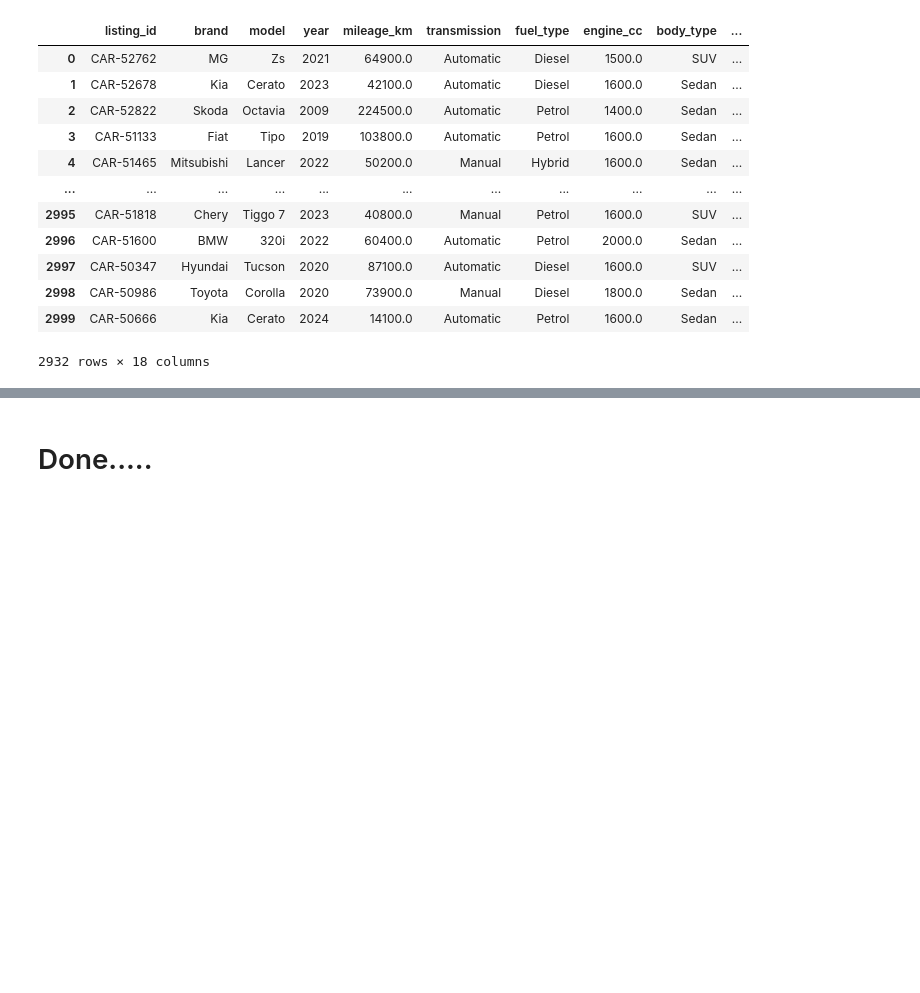
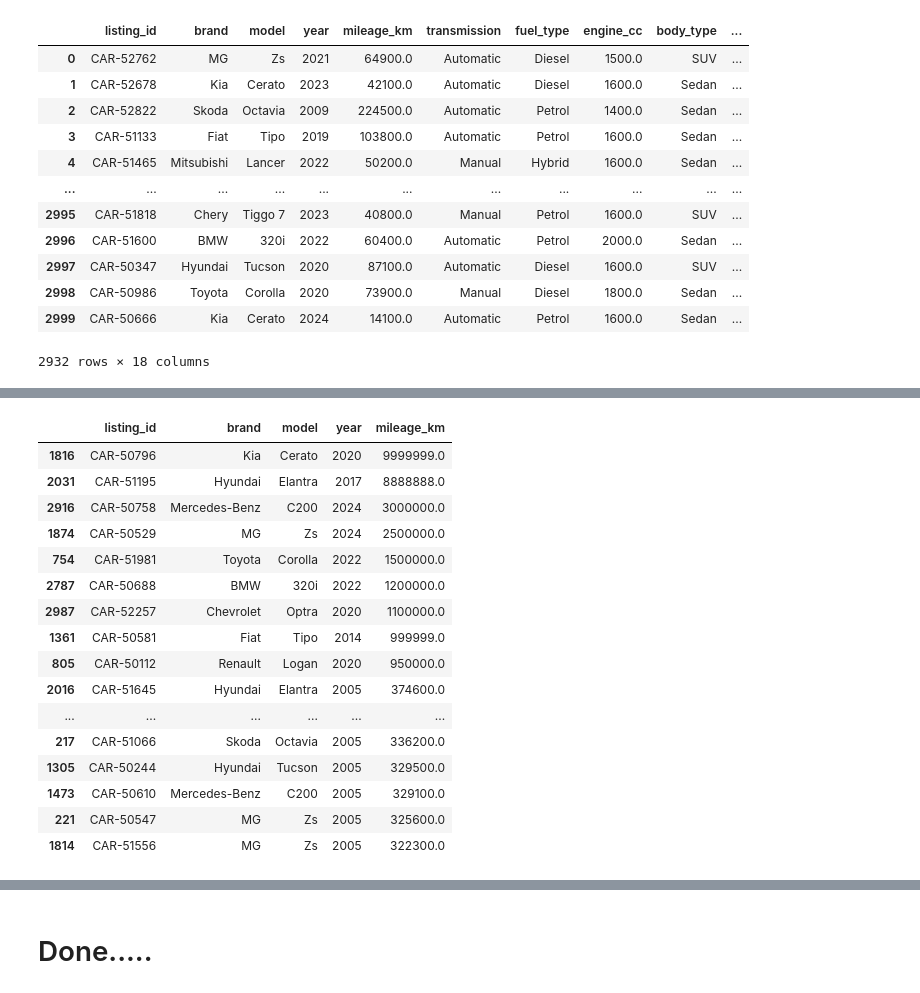
Before and after one commit to SaraElbably-2024/used_car_market_EDA, a Jupyter notebook: datacleaning.ipynb, the cells around one changed output, grey strips where cells are left out. Cells and saved outputs as stored; diff of their text form; code cells hidden in the pictures; blank space fills up the shorter version.

```diff
--- a/datacleaning.ipynb
+++ b/datacleaning.ipynb
@@ -602,0 +759,22 @@ df
+# %%
+df.nlargest(20, "mileage_km")[
+    ["listing_id", "brand", "model", "year", "mileage_km"]
+]
+# %% [output]
+|  | listing_id | brand | model | year | mileage_km |
+| 1816 | CAR-50796 | Kia | Cerato | 2020 | 9999999.0 |
+| 2031 | CAR-51195 | Hyundai | Elantra | 2017 | 8888888.0 |
+| 2916 | CAR-50758 | Mercedes-Benz | C200 | 2024 | 3000000.0 |
+| 1874 | CAR-50529 | MG | Zs | 2024 | 2500000.0 |
+| 754 | CAR-51981 | Toyota | Corolla | 2022 | 1500000.0 |
+| 2787 | CAR-50688 | BMW | 320i | 2022 | 1200000.0 |
+| 2987 | CAR-52257 | Chevrolet | Optra | 2020 | 1100000.0 |
+| 1361 | CAR-50581 | Fiat | Tipo | 2014 | 999999.0 |
+| 805 | CAR-50112 | Renault | Logan | 2020 | 950000.0 |
+| 2016 | CAR-51645 | Hyundai | Elantra | 2005 | 374600.0 |
+| ... | ... | ... | ... | ... | ... |
+| 217 | CAR-51066 | Skoda | Octavia | 2005 | 336200.0 |
+| 1305 | CAR-50244 | Hyundai | Tucson | 2005 | 329500.0 |
+| 1473 | CAR-50610 | Mercedes-Benz | C200 | 2005 | 329100.0 |
+| 221 | CAR-50547 | MG | Zs | 2005 | 325600.0 |
+| 1814 | CAR-51556 | MG | Zs | 2005 | 322300.0 |
```
Also changed, not shown: parts of 46 cells of this notebook, 1 other file.
